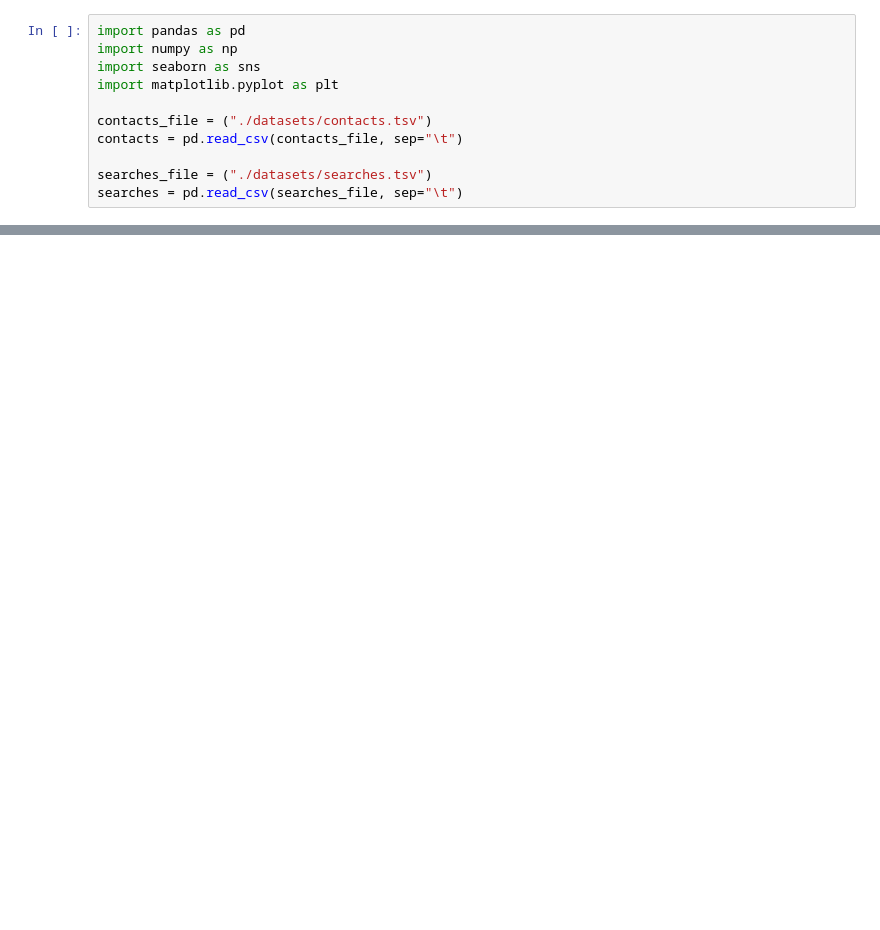
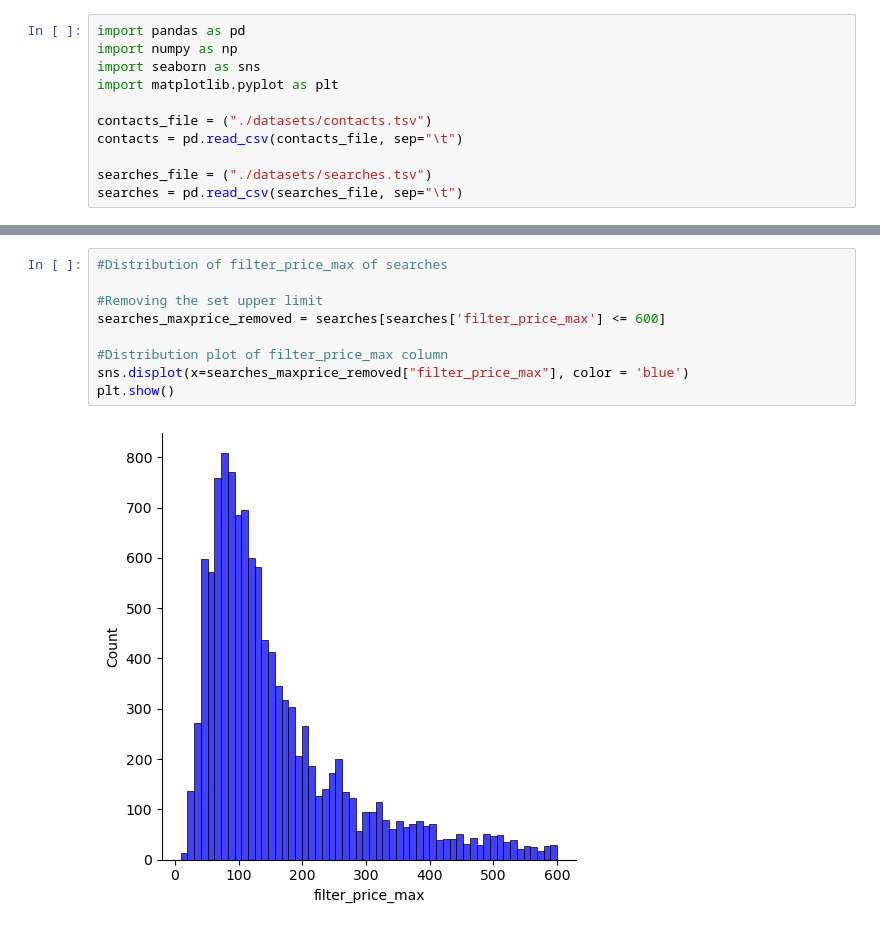
Before and after one commit to Piotr8706/Smaller_data_projects, a Jupyter notebook: Market Analysis in Dublin/Analysis.ipynb, the cells around one changed output, grey strips where cells are left out. Cells and saved outputs as stored; diff of their text form; blank space fills up the shorter version.

```diff
--- a/Market Analysis in Dublin/Analysis.ipynb
+++ b/Market Analysis in Dublin/Analysis.ipynb
@@ -29,0 +106,11 @@ searches.head()
+# %%
+#Distribution of filter_price_max of searches
+
+#Removing the set upper limit
+searches_maxprice_removed = searches[searches['filter_price_max'] <= 600]
+
+#Distribution plot of filter_price_max column
+sns.displot(x=searches_maxprice_removed["filter_price_max"], color = 'blue')
+plt.show()
+# %% [output]
+[figure, added]
```
Also changed, not shown: parts of 8 cells of this notebook.
